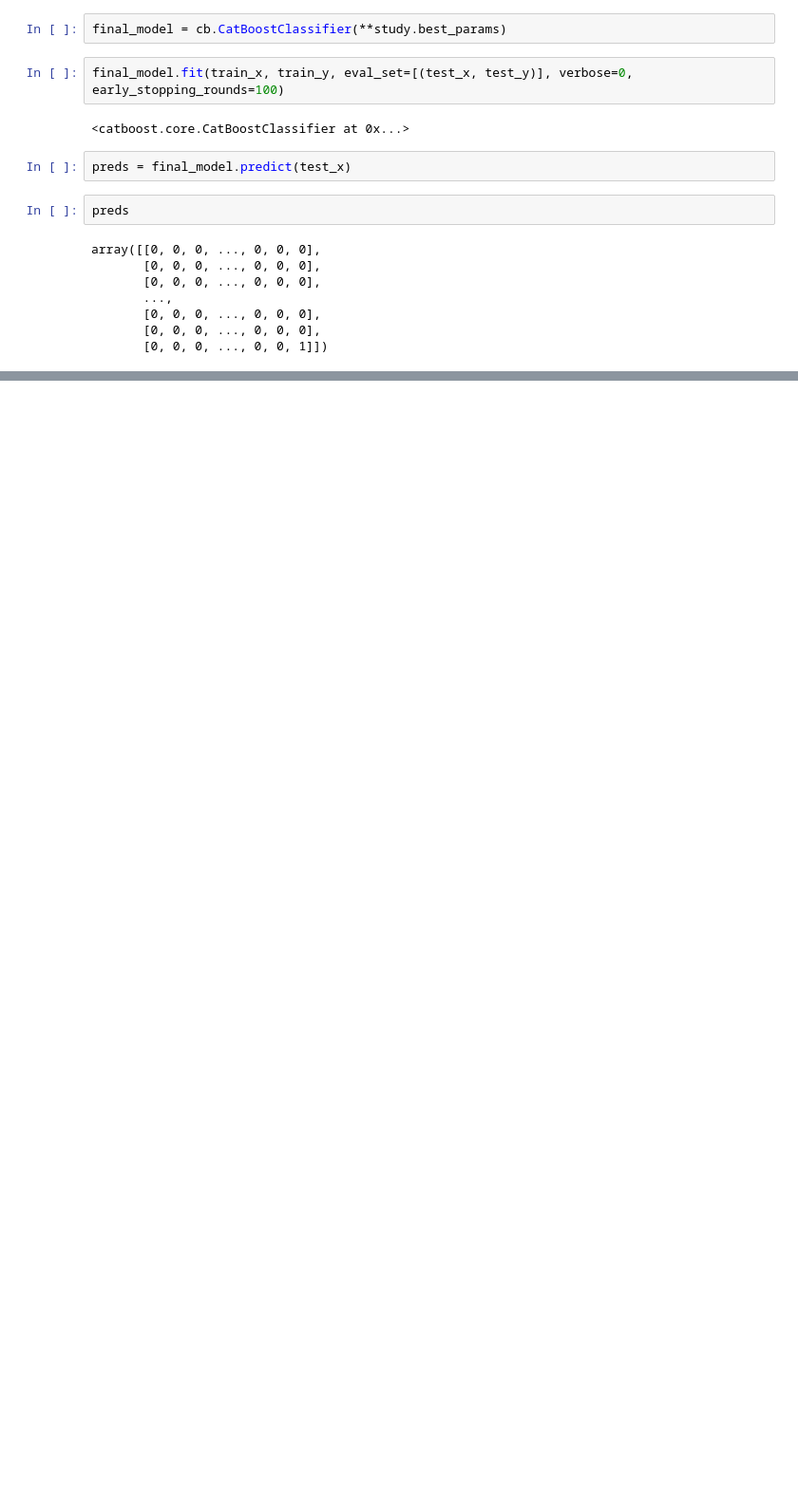
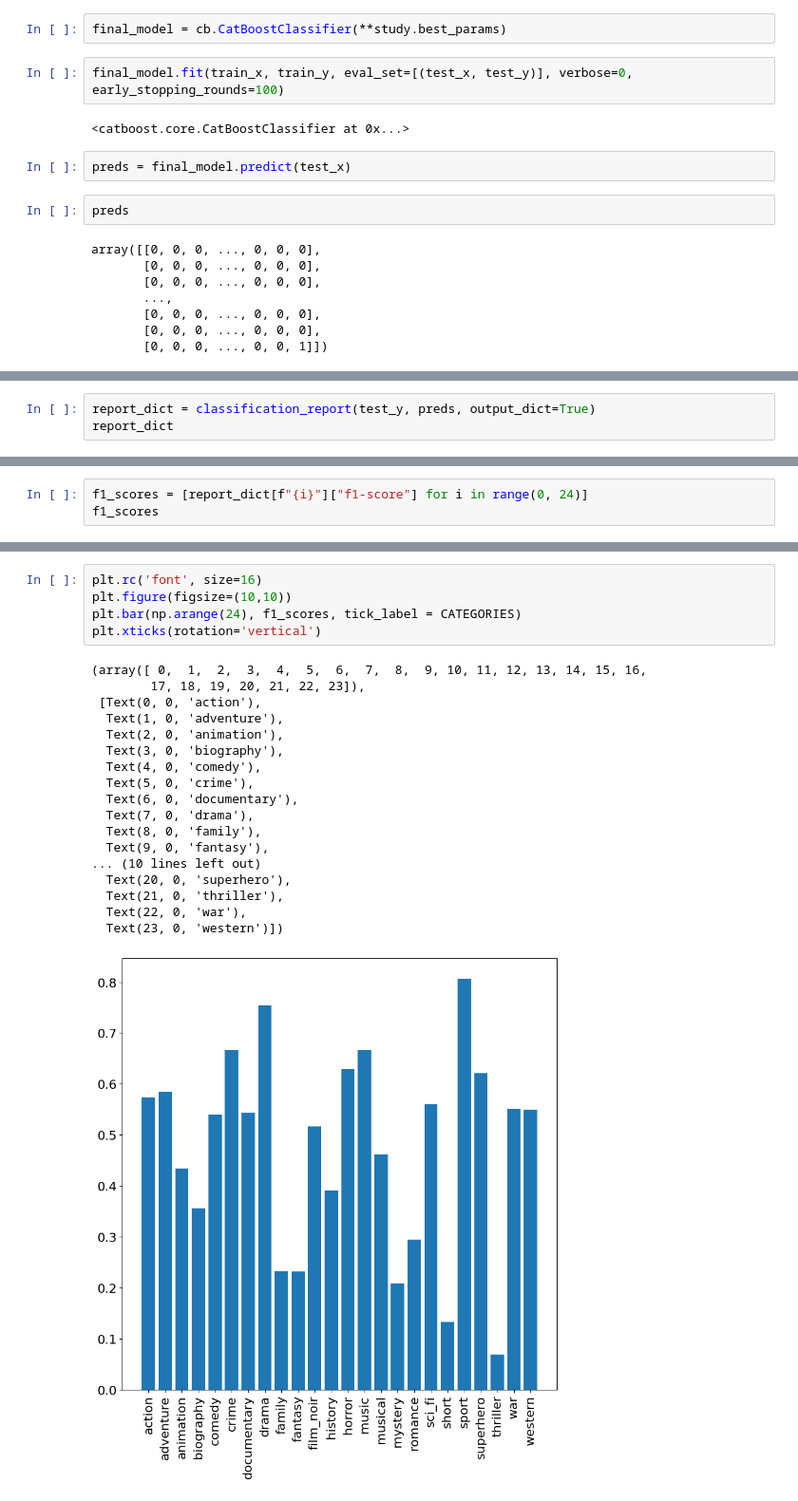
Before and after one commit to DmitryPogrebnoy/IndustrialML_ITMO, a Jupyter notebook: task2/final_catboost.ipynb, the cells around one changed output, grey strips where cells are left out. Shown at 95% size. Saved outputs shown, nothing was run; the diff lists cells and outputs as text; blank space fills up the shorter version.

```diff
--- a/task2/final_catboost.ipynb
+++ b/task2/final_catboost.ipynb
@@ -343,0 +363,3 @@ weighted avg       0.73      0.44      0.52      2600
+# %%
+report_dict = classification_report(test_y, preds, output_dict=True)
+report_dict
@@ -343,0 +384,3 @@ weighted avg       0.73      0.44      0.52      2600
+# %%
+f1_scores = [report_dict[f"{i}"]["f1-score"] for i in range(0, 24)]
+f1_scores
@@ -344,3 +405,27 @@ weighted avg       0.73      0.44      0.52      2600
+# %%
+plt.rc('font', size=16)
+plt.figure(figsize=(10,10))
+plt.bar(np.arange(24), f1_scores, tick_label = CATEGORIES)
+plt.xticks(rotation='vertical')
+# %% [output]
+(array([ 0,  1,  2,  3,  4,  5,  6,  7,  8,  9, 10, 11, 12, 13, 14, 15, 16,
+        17, 18, 19, 20, 21, 22, 23]),
+ [Text(0, 0, 'action'),
+  Text(1, 0, 'adventure'),
+  Text(2, 0, 'animation'),
+  Text(3, 0, 'biography'),
+  Text(4, 0, 'comedy'),
+  Text(5, 0, 'crime'),
+  Text(6, 0, 'documentary'),
+  Text(7, 0, 'drama'),
+  Text(8, 0, 'family'),
+  Text(9, 0, 'fantasy'),
+... (10 lines left out)
+  Text(20, 0, 'superhero'),
+  Text(21, 0, 'thriller'),
+  Text(22, 0, 'war'),
+  Text(23, 0, 'western')])
+[figure, added]
 # %%
 cm = multilabel_confusion_matrix(test_y, preds)
 cm
```
Also changed, not shown: parts of 12 cells of this notebook.
